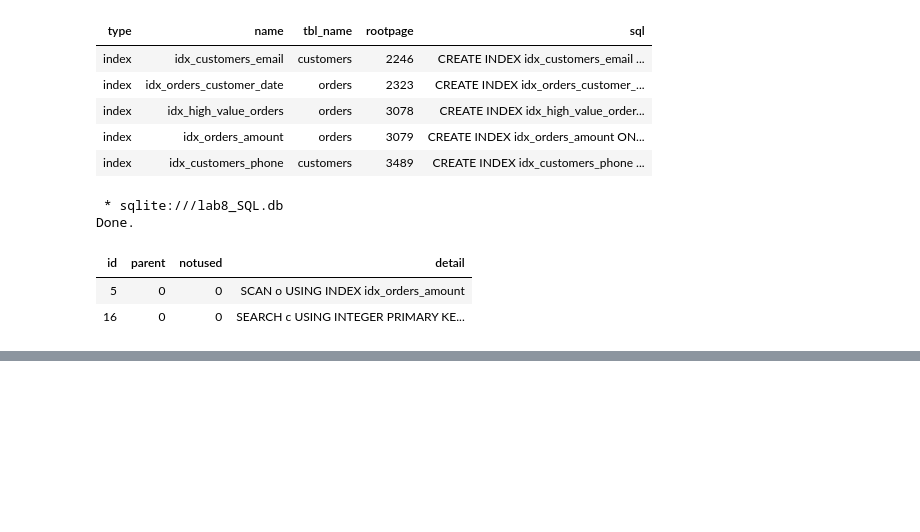
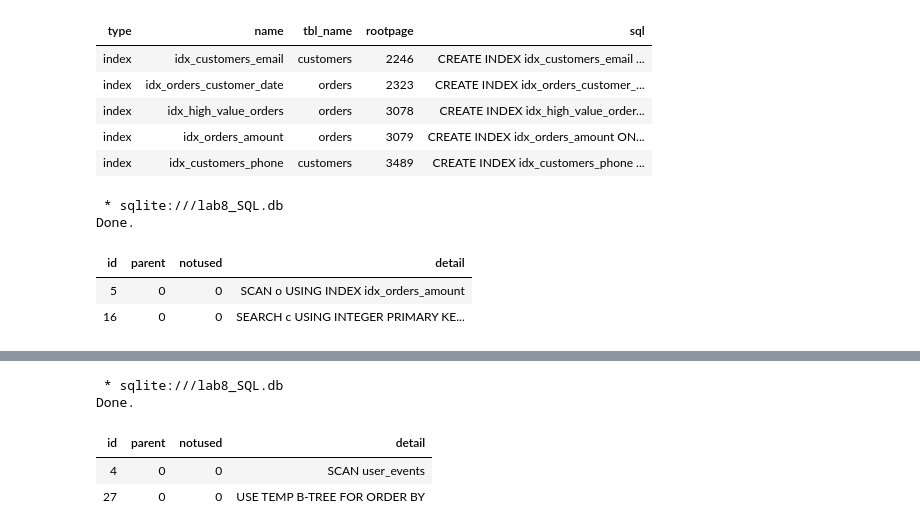
Before and after one commit to profliuhao/CSIT555, a Jupyter notebook: CSIT_555_Module_8_Indexing_and_Hashing.ipynb, the cells around one changed output, grey strips where cells are left out. Cells and saved outputs as stored; diff of their text form; code cells hidden in the pictures; blank space fills up the shorter version.

```diff
--- a/CSIT_555_Module_8_Indexing_and_Hashing.ipynb
+++ b/CSIT_555_Module_8_Indexing_and_Hashing.ipynb
@@ -638,0 +817,16 @@ Done.
+# %%
+%%sql
+
+-- First, check the current query plan
+EXPLAIN QUERY PLAN
+SELECT * FROM user_events
+WHERE event_type = 'post'
+AND created_at >= datetime('now', '-7 days')
+ORDER BY created_at DESC
+LIMIT 100;
+# %% [output]
+ * sqlite:///lab8_SQL.db
+Done.
+| id | parent | notused | detail |
+| 4 | 0 | 0 | SCAN user_events |
+| 27 | 0 | 0 | USE TEMP B-TREE FOR ORDER BY |
```
Also changed, not shown: parts of 17 cells of this notebook.
